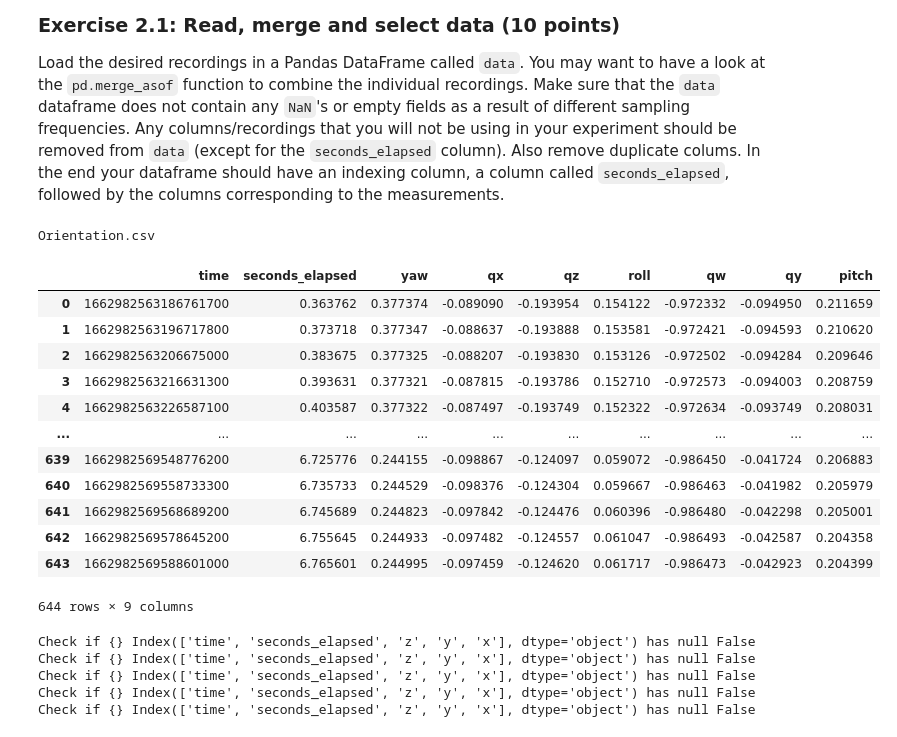
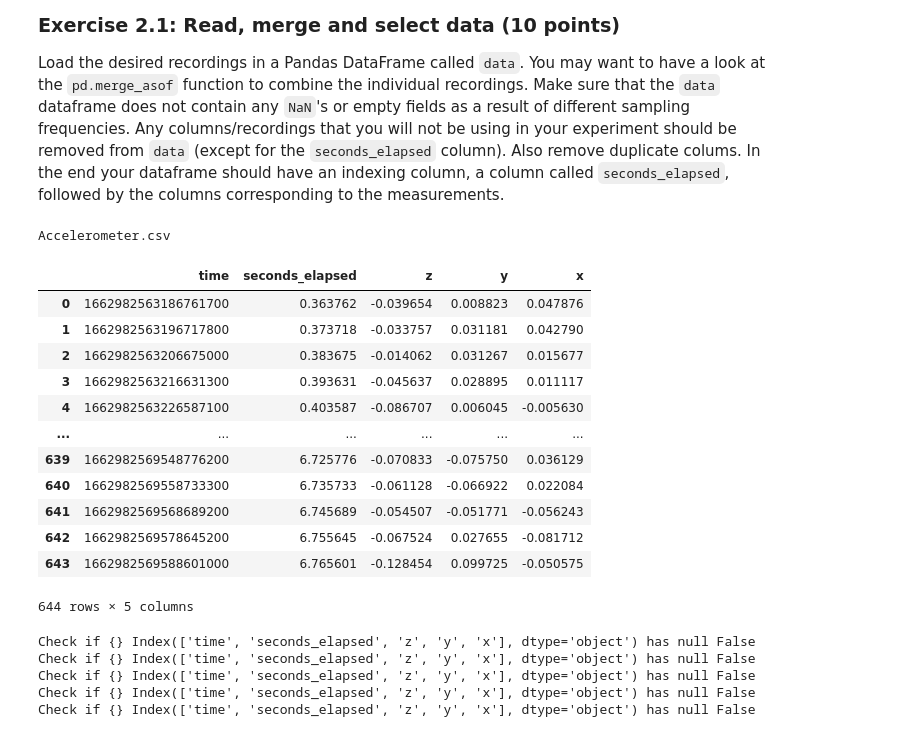
Before and after one commit to Lynch1206/5ARB0_1_1, a Jupyter notebook: activitydetector-template.ipynb, the cells around one changed output. Cells and saved outputs as stored; diff of their text form; code cells hidden in the pictures.

```diff
--- a/activitydetector-template.ipynb
+++ b/activitydetector-template.ipynb
@@ -64,7 +64,7 @@ def find_csv_filenames(path_to_dir, suffix=".csv"):
     return [filename for filename in filenames if filename.endswith(suffix)]
 
 def readCSVfiles(filenames):
-    # df = {}
+    df = {}
     i = 0
     for x in filenames:
         df[x] = pd.read_csv(filenames[i]) # create dictionary with filenames as keys
@@ -73,29 +73,29 @@ def readCSVfiles(filenames):
 # %%
 Loc_path = os.getcwd()
 filename = find_csv_filenames(Loc_path)
-data = {}
+
 data = readCSVfiles(filename)
 
 data.keys()
-i = 6
+i = 0
 
 print(filename[i])
 data[filename[i]]
 # %% [output]
-Orientation.csv
+Accelerometer.csv
-|  | time | seconds_elapsed | yaw | qx | qz | roll | qw | qy | pitch |
-| 0 | 1662982563186761700 | 0.363762 | 0.377374 | -0.089090 | -0.193954 | 0.154122 | -0.972332 | -0.094950 | 0.211659 |
-| 1 | 1662982563196717800 | 0.373718 | 0.377347 | -0.088637 | -0.193888 | 0.153581 | -0.972421 | -0.094593 | 0.210620 |
-| 2 | 1662982563206675000 | 0.383675 | 0.377325 | -0.088207 | -0.193830 | 0.153126 | -0.972502 | -0.094284 | 0.209646 |
-| 3 | 1662982563216631300 | 0.393631 | 0.377321 | -0.087815 | -0.193786 | 0.152710 | -0.972573 | -0.094003 | 0.208759 |
-| 4 | 1662982563226587100 | 0.403587 | 0.377322 | -0.087497 | -0.193749 | 0.152322 | -0.972634 | -0.093749 | 0.208031 |
-| ... | ... | ... | ... | ... | ... | ... | ... | ... | ... |
-| 639 | 1662982569548776200 | 6.725776 | 0.244155 | -0.098867 | -0.124097 | 0.059072 | -0.986450 | -0.041724 | 0.206883 |
-| 640 | 1662982569558733300 | 6.735733 | 0.244529 | -0.098376 | -0.124304 | 0.059667 | -0.986463 | -0.041982 | 0.205979 |
-| 641 | 1662982569568689200 | 6.745689 | 0.244823 | -0.097842 | -0.124476 | 0.060396 | -0.986480 | -0.042298 | 0.205001 |
-| 642 | 1662982569578645200 | 6.755645 | 0.244933 | -0.097482 | -0.124557 | 0.061047 | -0.986493 | -0.042587 | 0.204358 |
-| 643 | 1662982569588601000 | 6.765601 | 0.244995 | -0.097459 | -0.124620 | 0.061717 | -0.986473 | -0.042923 | 0.204399 |
+|  | time | seconds_elapsed | z | y | x |
+| 0 | 1662982563186761700 | 0.363762 | -0.039654 | 0.008823 | 0.047876 |
+| 1 | 1662982563196717800 | 0.373718 | -0.033757 | 0.031181 | 0.042790 |
+| 2 | 1662982563206675000 | 0.383675 | -0.014062 | 0.031267 | 0.015677 |
+| 3 | 1662982563216631300 | 0.393631 | -0.045637 | 0.028895 | 0.011117 |
+| 4 | 1662982563226587100 | 0.403587 | -0.086707 | 0.006045 | -0.005630 |
+| ... | ... | ... | ... | ... | ... |
+| 639 | 1662982569548776200 | 6.725776 | -0.070833 | -0.075750 | 0.036129 |
+| 640 | 1662982569558733300 | 6.735733 | -0.061128 | -0.066922 | 0.022084 |
+| 641 | 1662982569568689200 | 6.745689 | -0.054507 | -0.051771 | -0.056243 |
+| 642 | 1662982569578645200 | 6.755645 | -0.067524 | 0.027655 | -0.081712 |
+| 643 | 1662982569588601000 | 6.765601 | -0.128454 | 0.099725 | -0.050575 |
-644 rows × 9 columns
+644 rows × 5 columns
 # %%
 df = pd.read_csv('Accelerometer.csv')  # Read file
 np.shape(df) # (xxx,5)
```
Also changed, not shown: parts of 1 cell of this notebook.
